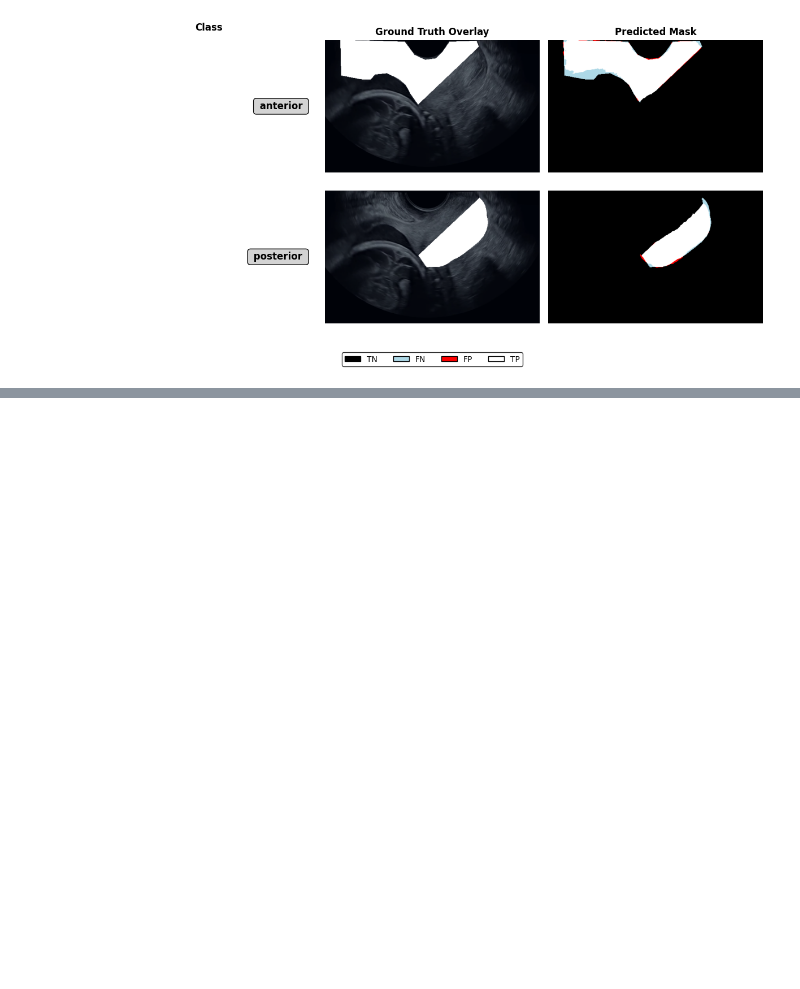
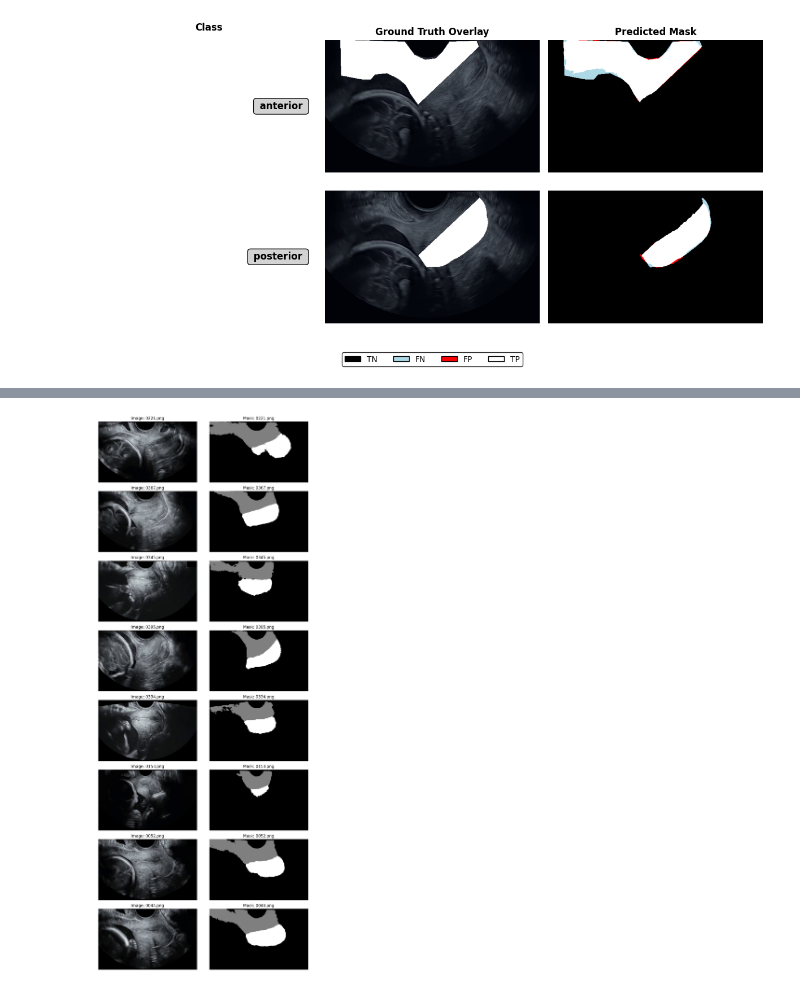
Before and after one commit to bilalcodehub/fetalai, a Jupyter notebook: 01_baseline_model.ipynb, the cells around one changed output, grey strips where cells are left out. Saved outputs shown, nothing was run; the diff lists cells and outputs as text; code cells hidden in the pictures; blank space fills up the shorter version.

```diff
--- a/01_baseline_model.ipynb
+++ b/01_baseline_model.ipynb
@@ -469,0 +466,63 @@ show_prediction_results(learn)
+# %%
+import random
+import matplotlib.pyplot as plt
+from pathlib import Path
+from PIL import Image
+import numpy as np
+
+def print_batch(parent_folder, batch_size=8):
+    """
+    Displays a batch of images alongside their corresponding predicted masks.
+
+    Args:
+        parent_folder (str or Path): Parent folder containing `images/` and `labels/` subfolders.
+        batch_size (int): Number of images to display in the batch.
+    """
+    parent_folder = Path(parent_folder)
+    image_folder = parent_folder / "images"
+    label_folder = parent_folder / "labels"
+
+    # Get all image files
+    image_files = list(image_folder.glob("*.png")) + list(image_folder.glob("*.jpg"))
+
+    # Ensure there are enough images
+    if len(image_files) == 0:
+        print("❌ No images found in", image_folder)
+        return
+
+    # Randomly sample images
+    batch_files = random.sample(image_files, min(batch_size, len(image_files)))
+
+    # Prepare figure
+    fig, axes = plt.subplots(len(batch_files), 2, figsize=(10, len(batch_files) * 3))
+
+    for i, img_file in enumerate(batch_files):
+        # Load image
+        img = Image.open(img_file)
+        img = np.array(img)
+
+        # Load corresponding mask
+        mask_file = label_folder / img_file.name
+        if mask_file.exists():
+            mask = Image.open(mask_file)
+            mask = np.array(mask)
+        else:
+            mask = np.zeros_like(img[..., 0])  # If no mask, show blank mask
+
+        # Plot Image
+        axes[i, 0].imshow(img)
+        axes[i, 0].set_title(f"Image: {img_file.name}")
+        axes[i, 0].axis("off")
+
+        # Plot Mask
+        axes[i, 1].imshow(mask, cmap="gray")
+        axes[i, 1].set_title(f"Mask: {img_file.name}")
+        axes[i, 1].axis("off")
+
+    plt.tight_layout()
+    plt.show()
+
+# Example Usage
+print_batch("dataset/unlabeled_data")
+# %% [output]
+[figure, added]
```
Also changed, not shown: parts of 12 cells of this notebook, 7 other files.
